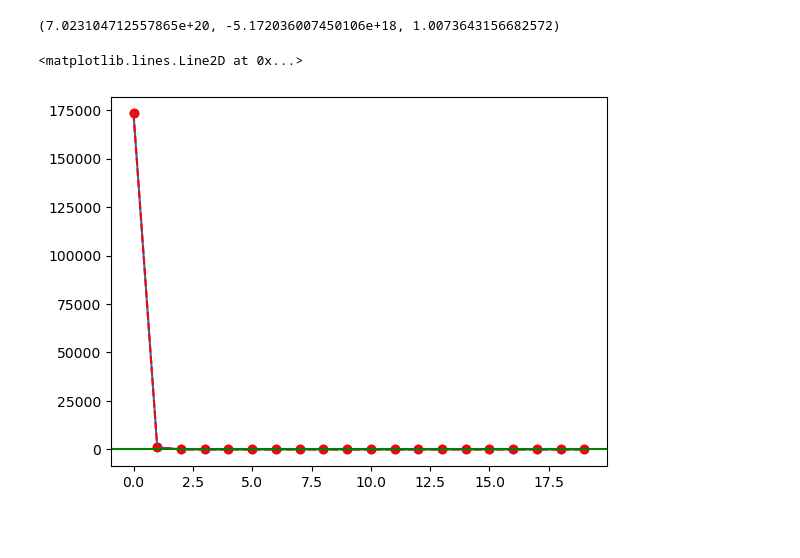
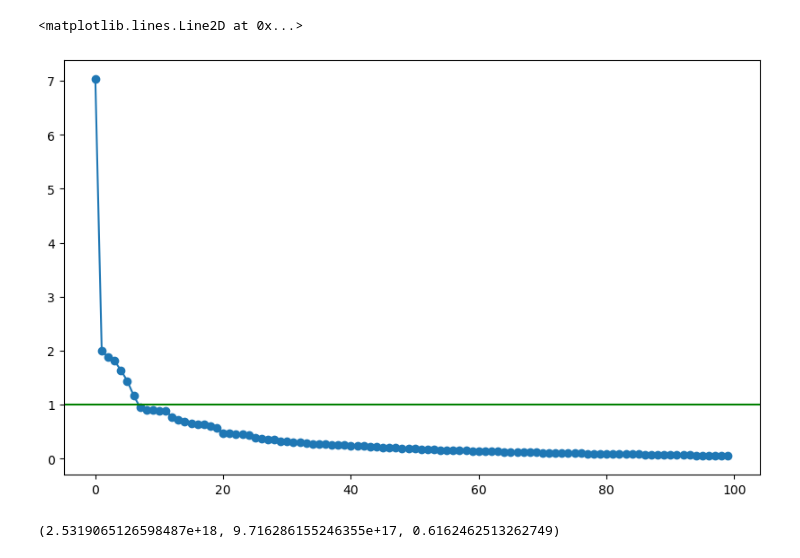
Before and after one commit to Shreyas911/pySICOPOLIS, a Jupyter notebook: examples/jupyter_notebooks/optim_tuneCS.ipynb, the cells around one changed output. Saved outputs shown, nothing was run; the diff lists cells and outputs as text; code cells hidden in the pictures; blank space fills up the shorter version.

```diff
--- a/examples/jupyter_notebooks/optim_tuneCS.ipynb
+++ b/examples/jupyter_notebooks/optim_tuneCS.ipynb
@@ -46,6 +46,7 @@ IMAX = xModel40.shape[0]-1
 JMAX = yModel40.shape[0]-1
 
 log_c_slide_init = np.log10(13.5)*np.ones((JMAX+1, IMAX+1))
+# log_c_slide_init = np.log10(100.0)*np.ones((JMAX+1, IMAX+1))
 
 dict_og_params_fields_vals = {"xx_c_slide_init": log_c_slide_init}
 dict_params_fields_num_dims = {"xx_c_slide_init": "2D"}
@@ -57,12 +58,11 @@ dict_params_attrs_type = {"xx_c_slide_init": "nodiff"}
 dict_params_fields_or_scalars = {"xx_c_slide_init": "field"}
 dict_masks_observables = {"vs": vs_uncert_data**(-2)}
 
-# prior_alpha = 1.e8
-prior_alpha = 1.e4
+prior_alpha = 1.0
 prior_delta_z_scaler = 1.0
 dict_prior_sigmas = {"xx_c_slide_init": None}
-dict_prior_gammas = {"xx_c_slide_init": 1.0}
-dict_prior_deltas = {"xx_c_slide_init": 1.e-6}
+dict_prior_gammas = {"xx_c_slide_init": 1000.0}
+dict_prior_deltas = {"xx_c_slide_init": 1.0}
 
 MAX_ITERS_SOR = 100
 OMEGA_SOR = 1.5
@@ -256,7 +275,32 @@ DA = optim.DataAssimilation(sicopolis_dir, simulation,
                             prior_alpha, prior_delta_z_scaler, dict_prior_sigmas, dict_prior_gammas, dict_prior_deltas,
                             MAX_ITERS_SOR, OMEGA_SOR, None, True, "0002.nc", "/scratch2/shreyas/temp_dir")
 
-DA.inexact_gn_hessian_cg(MAX_ITERS=5, init_alpha_gd = 1.e-6)
+ds = DA.inexact_gn_hessian_cg(MAX_ITERS=5, init_alpha_gd = 1.e-6)
+
+H_data_40 = xr.open_dataset("/scratch2/shreyas/GrIS_paleo_data/bm5_data_40kms.nc")
+H_data = H_data_40["H"].data
+mask = 1.0*(H_data > 0)
+mask[mask == 0] = np.nan
+
+plt.rcParams["figure.figsize"] = (10,6)
+fig, ax = plt.subplots(2, 2)
+fancyPlotter.plot_normal(xModel40,
+                         yModel40,
+                         ds["xx_c_slide_init"].data,
+                         cmap = 'RdBu_r', nbins = 20, vmin = -3, vmax = 3, fig = fig, ax = ax[0, 0])
+fancyPlotter.plot_normal(xModel40,
+                         yModel40,
+                         ds["xx_c_slide_init"].data*mask,
+                         cmap = 'RdBu_r', nbins = 20, vmin = -3, vmax = 3, fig = fig, ax = ax[0, 1])
+fancyPlotter.plot_normal(xModel40,
+                         yModel40,
+                         10**ds["xx_c_slide_init"].data,
+                         cmap = 'jet', nbins = 20, fig = fig, ax = ax[1, 0])
+fancyPlotter.plot_normal(xModel40,
+                         yModel40,
+                         10**ds["xx_c_slide_init"].data*mask,
+                         cmap = 'jet', nbins = 20, fig = fig, ax = ax[1, 1])
+plt.tight_layout()
 # %% [output]
 ---------------------------------------------------------------------------------------------------------------
 Initial fc = 124351.25048805274, fc_data = 124351.25048805274, fc_reg = 0.0
@@ -287,19 +323,15 @@ Attributes:
-# %%
-sigma_B_squared, sigma_P_squared, delta_sigma_qoi_squared = DA.forward_uq_propagation(15, 5)
-sigma_B_squared, sigma_P_squared, delta_sigma_qoi_squared
-# %% [output]
-(7.023104712557865e+20, -5.172036007450106e+18, 1.0073643156682572)
 # %%
-U_misfit, Lambda_misfit = DA.revd(15, 5, mode = "misfit_prior_precond")
-U_full, Lambda_full = DA.revd(15, 5, mode = "full_prior_precond")
+U_misfit, Lambda_misfit = DA.revd(95, 5, mode = "misfit_prior_precond")
 
 plt.scatter(np.arange(Lambda_misfit.shape[0]), np.sort(Lambda_misfit)[::-1])
 plt.plot(np.sort(Lambda_misfit)[::-1])
 
-plt.scatter(np.arange(Lambda_full.shape[0]), np.sort(Lambda_full)[::-1], color = "red")
-plt.plot(np.sort(Lambda_full)[::-1], "r--")
-
 plt.axhline(1, color = "green")
 # %% [output]
 <matplotlib.lines.Line2D at 0x...>
-[figure, old version]
+[figure, new version]
+# %%
+sigma_B_squared, sigma_P_squared, delta_sigma_qoi_squared = DA.forward_uq_propagation(U_misfit, Lambda_misfit)
+sigma_B_squared, sigma_P_squared, delta_sigma_qoi_squared
+# %% [output]
+(2.5319065126598487e+18, 9.716286155246355e+17, 0.6162462513262749)
```
Also changed, not shown: parts of 13 cells of this notebook.
